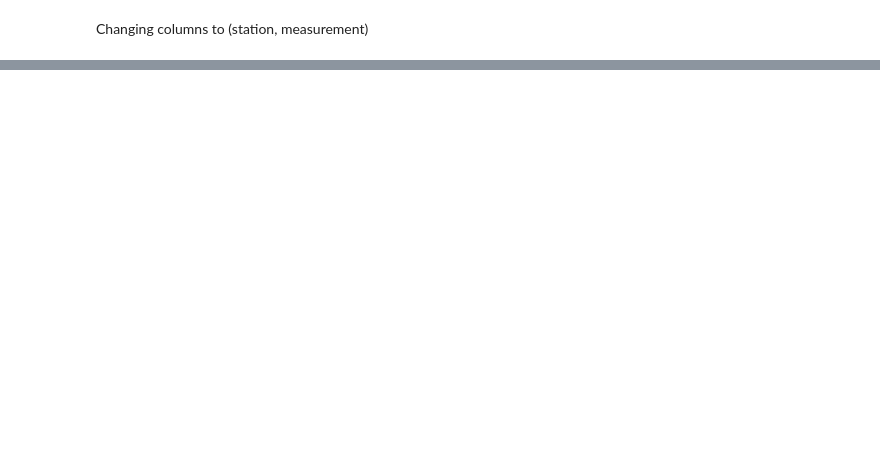
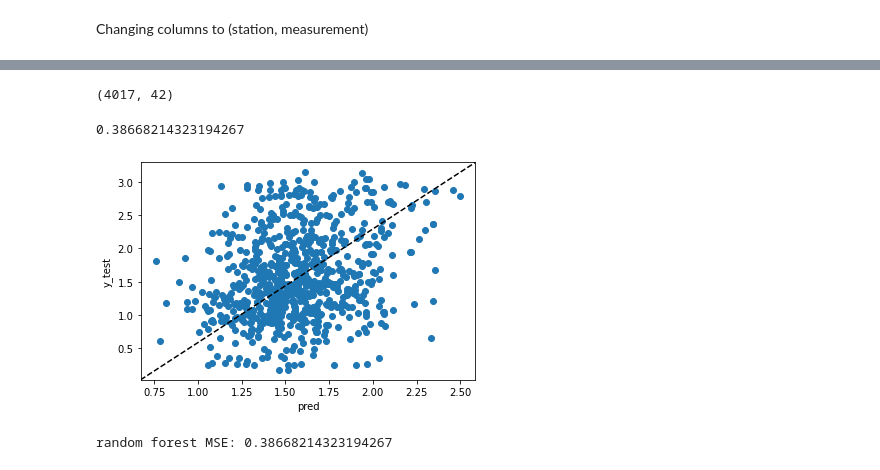
Before and after one commit to cameronthieme/IMAbootcamp2021, a Jupyter notebook: Data Exploration/Decision_Trees/Decision Trees for Weather Stations.ipynb, the cells around one changed output, grey strips where cells are left out. Saved outputs shown, nothing was run; the diff lists cells and outputs as text; code cells hidden in the pictures; blank space fills up the shorter version.

```diff
--- a/Data Exploration/Decision_Trees/Decision Trees for Weather Stations.ipynb
+++ b/Data Exploration/Decision_Trees/Decision Trees for Weather Stations.ipynb
@@ -28,0 +46,5 @@ ValueError: level name rain_mm is not the name of the index
+# %%
+rain_0 = rain_0.join(bb).dropna()
+rain_7 = rain_7.join(bb).dropna()
+rain_14 = rain_14.join(bb).dropna()
+rain_30 = rain_30.join(bb).dropna()
@@ -28,0 +127,29 @@ ValueError: level name rain_mm is not the name of the index
+# %%
+X_7 = rain_7.drop('energy_generated', axis = 1)
+y_7 = rain_7.energy_generated
+X_7_train, X_7_test, y_7_train, y_7_test = train_test_split(X_7, y_7, train_size = 0.8, random_state = 0)
+# %% [output]
+(4017, 42)
+# %%
+#Bagging
+
+bagged_rain_7 = RandomForestRegressor(max_features = 42, random_state = 1)
+bagged_rain_7.fit(X_7_train, y_7_train)
+pred_7 = bagged_rain_7.predict(X_7_test)
+
+plt.scatter(pred_7,
+            y_7_test,
+            label = 'energy_generated')
+
+plt.plot([0, 1],
+         [0, 1],
+         '--k',
+         transform = plt.gca().transAxes)
+
+plt.xlabel('pred')
+plt.ylabel('y_test')
+
+mean_squared_error(y_7_test, pred_7)
+# %% [output]
+0.38668214323194267
+[figure, added]
@@ -28,0 +161,9 @@ ValueError: level name rain_mm is not the name of the index
+# %%
+Importance_7 = pd.DataFrame({'Importance':random_forest_rain_7.feature_importances_*100},
+                          index = X_7.columns)
+
+Importance_7 = Importance_7.sort_values(by = 'Importance', axis = 0)
+
+print("random forest MSE:", mean_squared_error(y_7_test, pred_7))
+# %% [output]
+random forest MSE: 0.38668214323194267
```
Also changed, not shown: parts of 14 cells of this notebook.
